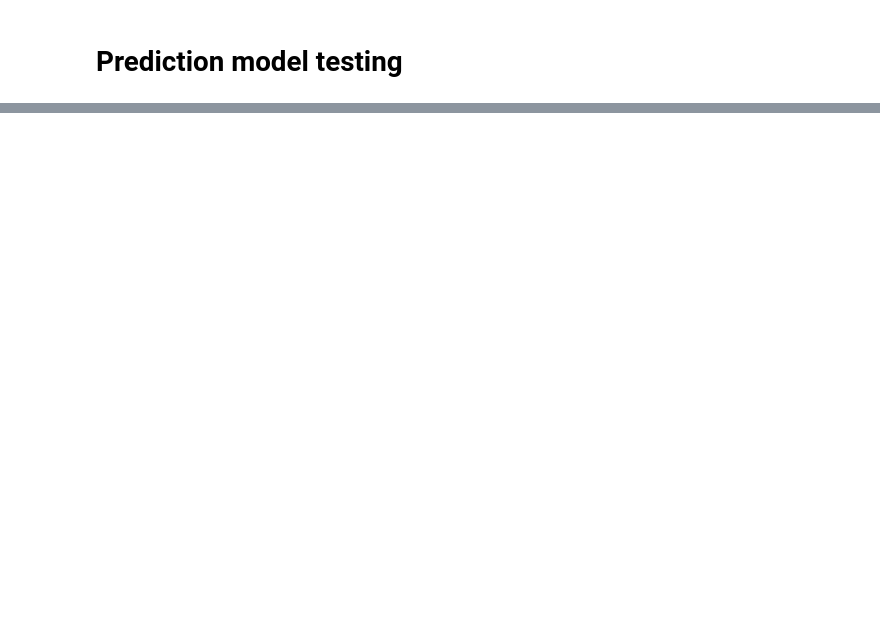
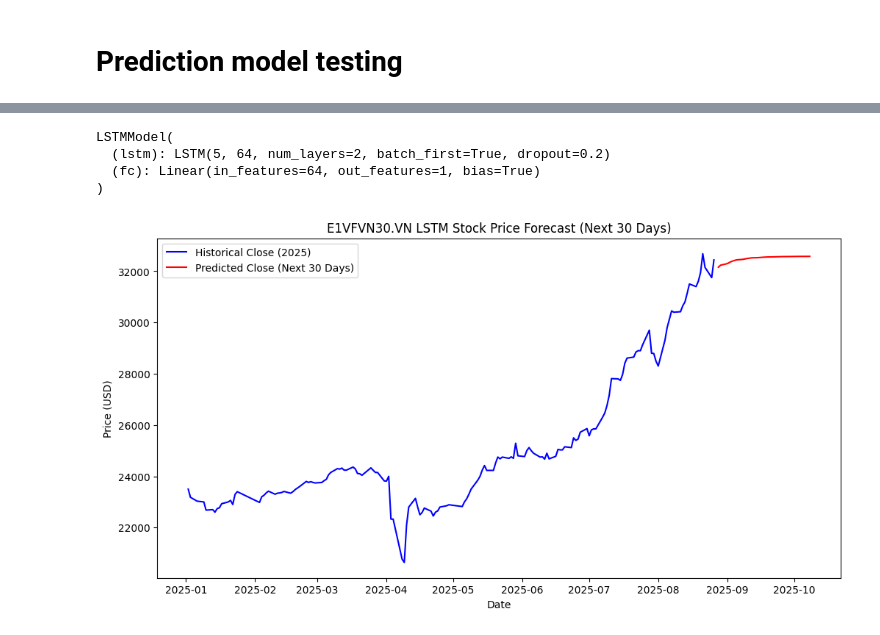
Before and after one commit to Aurora-Fund-Analytics/forecast-model, a Jupyter notebook: notebooks/test.ipynb, the cells around one changed output, grey strips where cells are left out. Saved outputs shown, nothing was run; the diff lists cells and outputs as text; code cells hidden in the pictures; blank space fills up the shorter version.

```diff
--- a/notebooks/test.ipynb
+++ b/notebooks/test.ipynb
@@ -20,0 +41,63 @@ model.load_state_dict(torch.load("lstm_stock_model.pth"))
+# %%
+# -------------------
+# Reload Model
+# -------------------
+class LSTMModel(torch.nn.Module):
+    def __init__(self, input_size, hidden_size=64, num_layers=2, output_size=1):
+        super(LSTMModel, self).__init__()
+        self.lstm = torch.nn.LSTM(input_size, hidden_size, num_layers, batch_first=True, dropout=0.2)
+        self.fc = torch.nn.Linear(hidden_size, output_size)
+
+    def forward(self, x):
+        out, _ = self.lstm(x)
+        out = out[:, -1, :]
+        out = self.fc(out)
+        return out.squeeze()
+
+model = LSTMModel(input_size=len(features))
+model.load_state_dict(torch.load("lstm_stock_model.pth", map_location=device))
+model.to(device)
+model.eval()
+# %% [output]
+LSTMModel(
+  (lstm): LSTM(5, 64, num_layers=2, batch_first=True, dropout=0.2)
+  (fc): Linear(in_features=64, out_features=1, bias=True)
+)
+# %%
+# -------------------
+# Predict Next 30 Days
+# -------------------
+last_seq = scaled_full[-SEQ_LEN:].copy()  # last 60 days
+preds = []
+
+for _ in range(30):  # predict 30 days ahead
+    seq_tensor = torch.tensor(last_seq, dtype=torch.float32).unsqueeze(0).to(device)  # (1, seq_len, features)
+    with torch.no_grad():
+        pred_scaled = model(seq_tensor).cpu().numpy()
+
+    # build dummy vector to inverse only Close
+    dummy = np.zeros((1, len(features)))
+    dummy[:, 3] = pred_scaled  # Close
+    pred_real = scaler.inverse_transform(dummy)[:, 3][0]
+
+    preds.append(pred_real)
+
+    # append prediction back into sequence (recursive forecasting)
+    next_step = last_seq[-1].copy()
+    next_step[3] = pred_scaled  # replace Close with predicted
+    last_seq = np.vstack([last_seq[1:], next_step])
+# %%
+# -------------------
+# Plot Predictions
+# -------------------
+plt.figure(figsize=(12, 6))
+plt.plot(new_df.index, new_df['Close'], label="Historical Close (2025)", color="blue")
+future_dates = pd.date_range(start="2025-08-28", periods=30, freq="B")  # next 30 business days
+plt.plot(future_dates, preds, label="Predicted Close (Next 30 Days)", color="red")
+plt.legend()
+plt.title(f"{ticker} LSTM Stock Price Forecast (Next 30 Days)")
+plt.xlabel("Date")
+plt.ylabel("Price (USD)")
+plt.show()
+# %% [output]
+[figure, added]
```
Also changed, not shown: parts of 2 cells of this notebook.
